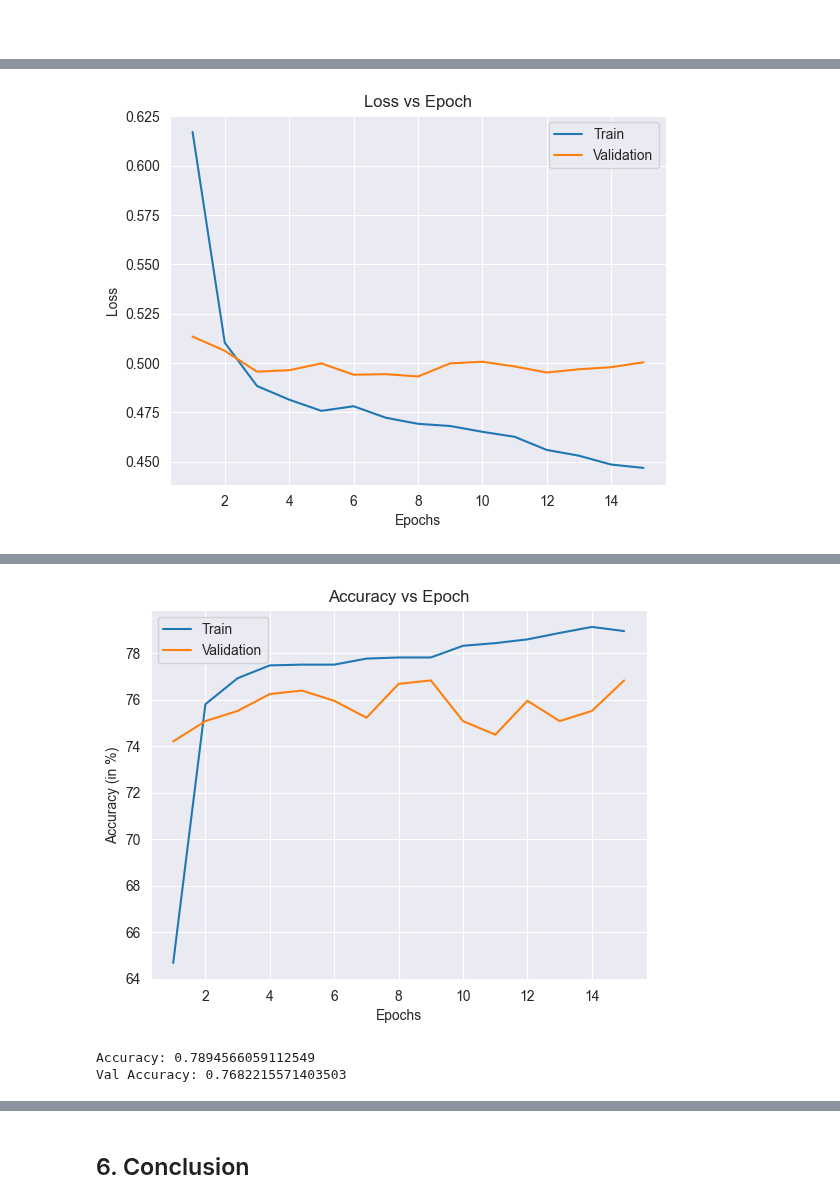
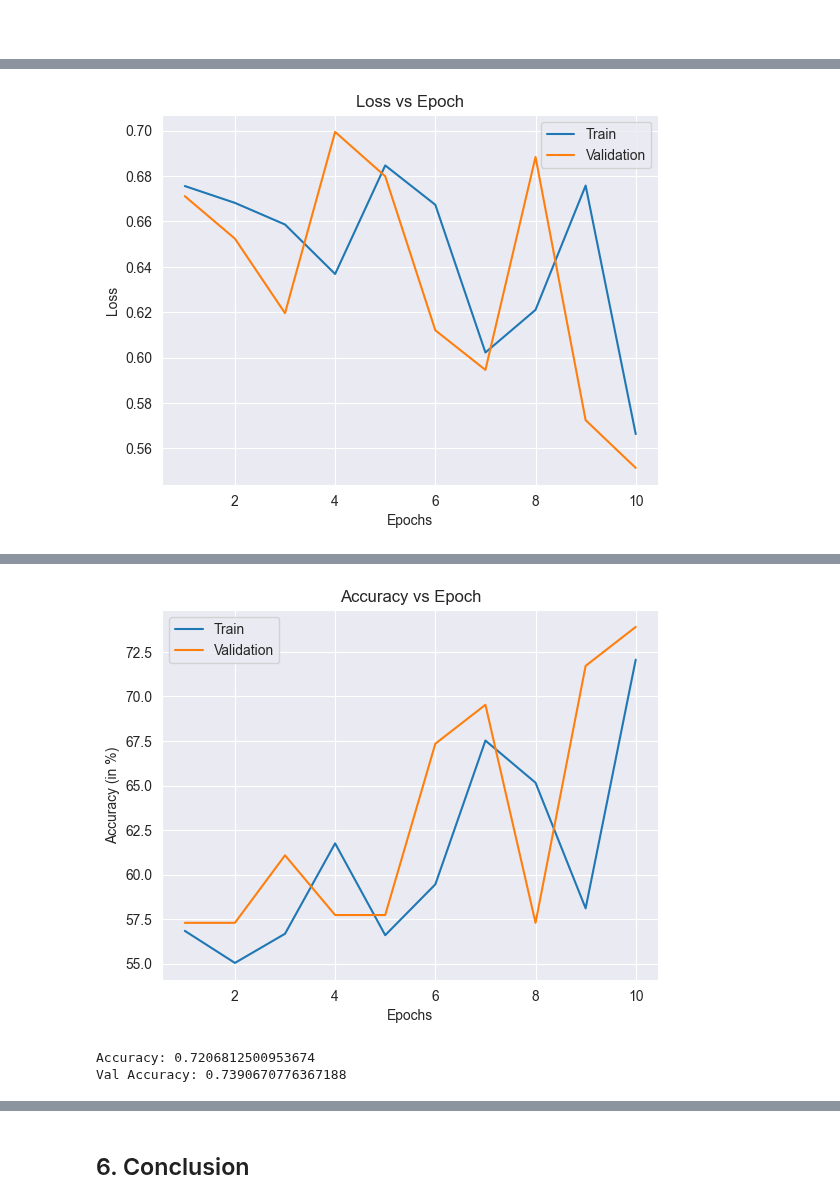
Before and after one commit to grivera64/Google-Tech-Exchange-Machine-Learning-Final-Project, a Jupyter notebook: Giovanni_&_Oscar_Twitter_Disasters_Final_Report.ipynb, the cells around one changed output, grey strips where cells are left out. Cells and saved outputs as stored; diff of their text form; code cells hidden in the pictures.

Commit message:
Added current summary of the models and set the parameters and models to their best performing versions

```diff
--- a/Giovanni_&_Oscar_Twitter_Disasters_Final_Report.ipynb
+++ b/Giovanni_&_Oscar_Twitter_Disasters_Final_Report.ipynb
@@ -720,8 +721,11 @@ def build_rnn_model(tweets_np, max_vocab, max_tokens, embedding_dim):
         input_length=max_tokens,
         name='Embeddings_Layer',
     ))
-    model.add(tf.keras.layers.Bidirectional(tf.keras.layers.LSTM(64), name='Bidirectional_Layer_1'))
-    model.add(tf.keras.layers.Dense(64, activation='sigmoid', name='hidden_layer_1'))
+    model.add(tf.keras.layers.Bidirectional(tf.keras.layers.LSTM(64 ,  return_sequences= True), name='Bidirectional_Layer_1'))
+    # model.add(tf.keras.layers.Bidirectional(tf.keras.layers.LSTM(64 , return_sequences=True ), name='Bidirectional_Layer_2'))
+    model.add(tf.keras.layers.Bidirectional(tf.keras.layers.LSTM(64  ), name='Bidirectional_Layer_3'))
+    model.add(tf.keras.layers.Dense(128, activation='sigmoid', name='hidden_layer_1'))
+    model.add(tf.keras.layers.Dense(64, activation='sigmoid', name='hidden_layer_2'))
     model.add(tf.keras.layers.Dense(
         units=1,
         activation='sigmoid',
@@ -733,7 +737,7 @@ def build_rnn_model(tweets_np, max_vocab, max_tokens, embedding_dim):
 
     return model
 # %%
-rnn_model = build_rnn_model(X_train[:,3], 20000, 300, 9)
+rnn_model = build_rnn_model(X_train[:,3], 30000, 300, 9)
 display(rnn_model.summary())
 # %% [output]
 Model: "sequential"
@@ -988,7 +998,7 @@ train_and_analyze_model(
     rnn_model,
     X_train,
     Y_train,
-    num_of_epochs=15,
+    num_of_epochs=10,
     num_per_batch=32,
     validation=0.1,
 )
@@ -1013 +1026 @@ Epoch 15/15
-[figure, old version]
+[figure, new version]
@@ -1016,6 +1029,6 @@ Val Loss: 0.5003277063369751
-[figure, old version]
+[figure, new version]
-Accuracy: 0.7894566059112549
-Val Accuracy: 0.7682215571403503
+Accuracy: 0.7206812500953674
+Val Accuracy: 0.7390670776367188
 # %%
 rnn_train_predictions = cnn_model.predict(X_train[:, 3]).flatten()
 rnn_train_loss = calculate_loss(Y_train, rnn_train_predictions)
```
Also changed, not shown: parts of 25 cells of this notebook.
